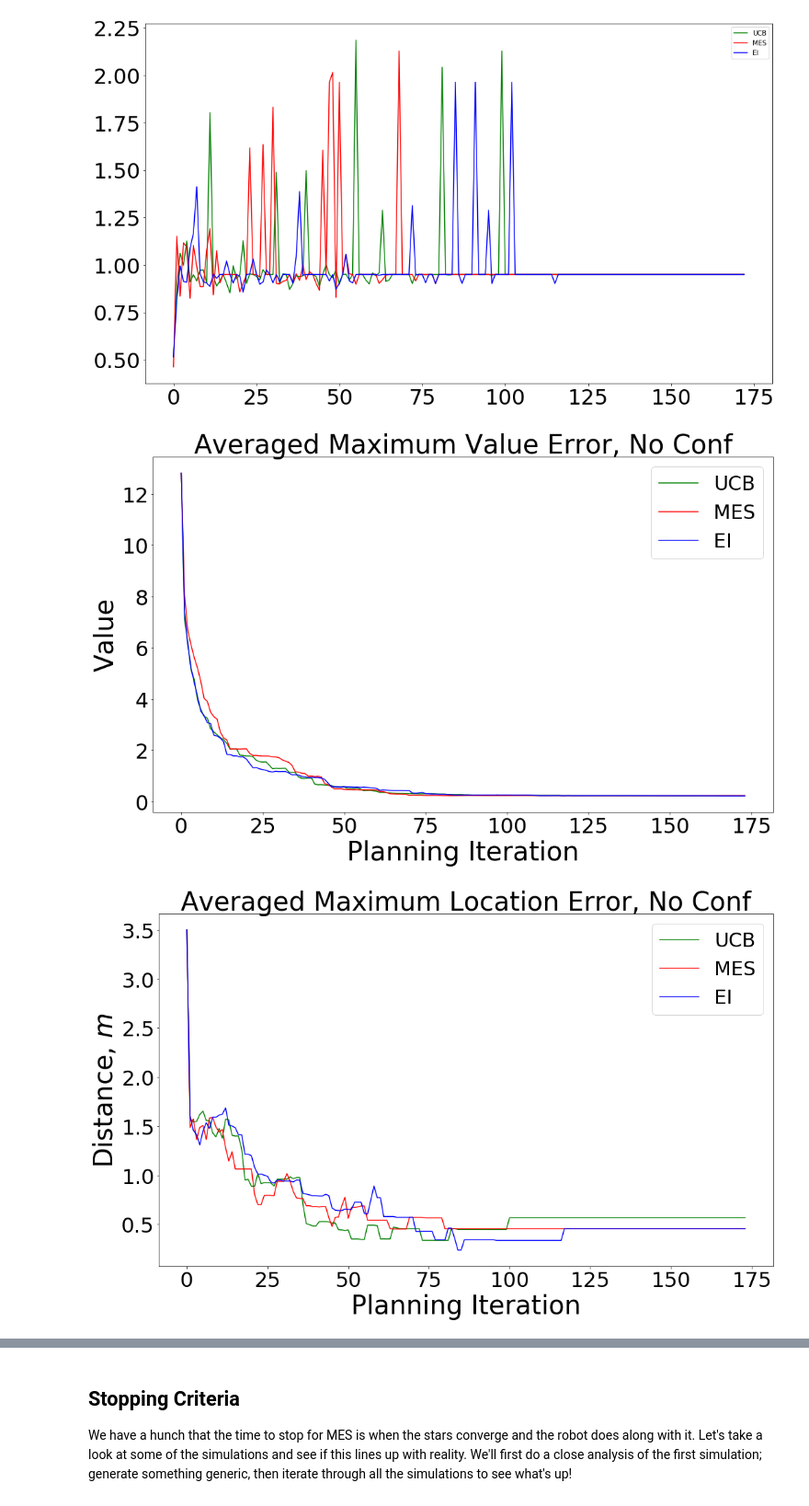
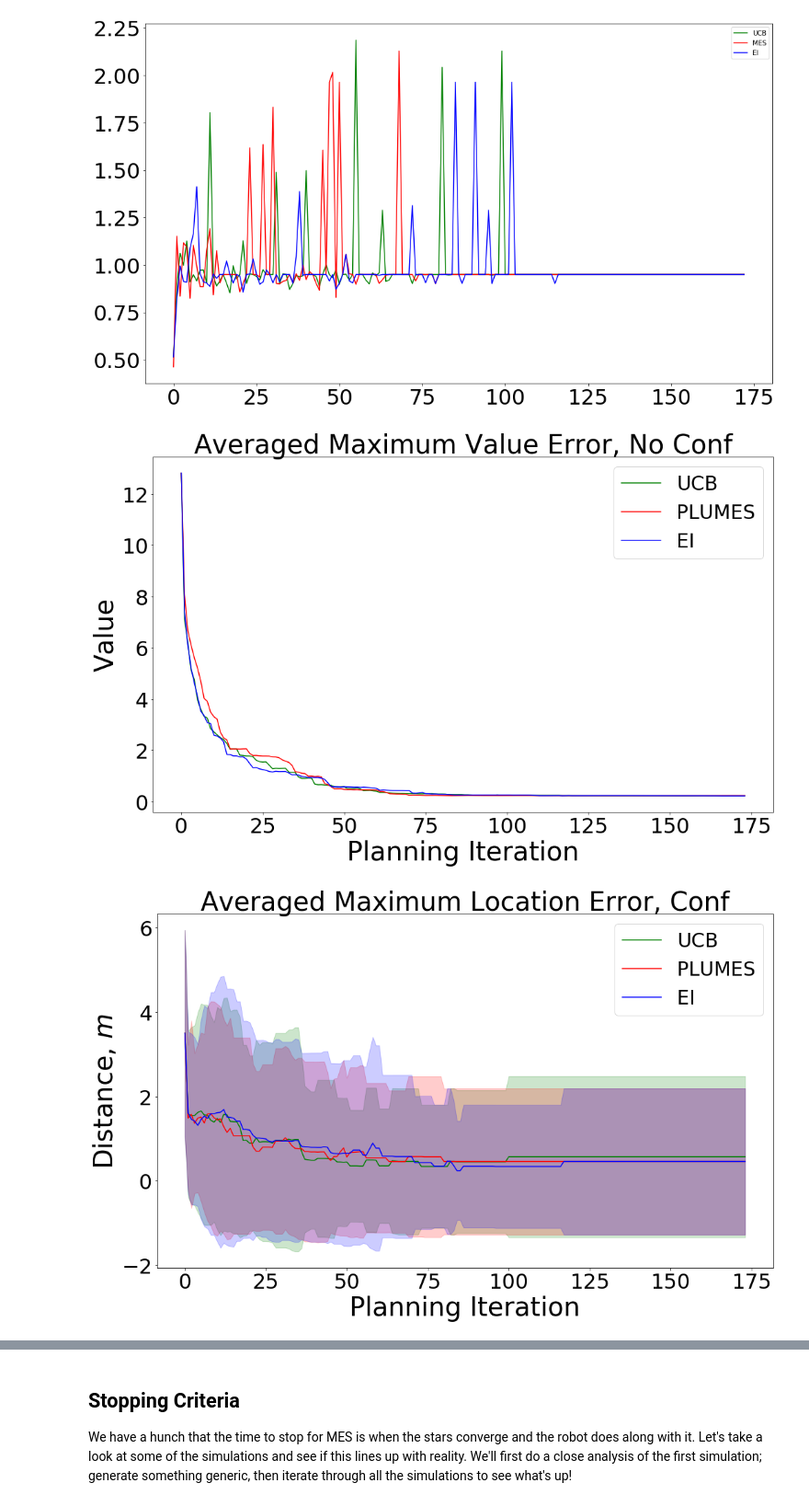
Before and after one commit to expeditionary-robotics/informative-path-planning, a Jupyter notebook: data_processing.ipynb, the cells around one changed output, grey strips where cells are left out. Shown at 92% size. Saved outputs shown, nothing was run; the diff lists cells and outputs as text; code cells hidden in the pictures.

```diff
--- a/data_processing.ipynb
+++ b/data_processing.ipynb
@@ -315,7 +321,7 @@ plt.show()
 # %% [output]
 [figure]
 # %%
-def make_plots(param,title,d=20, plot_confidence=False, save_fig=False, lab="Value"):
+def make_plots(param,title,d=20, plot_confidence=False, save_fig=False, lab="Value", fname="fig"):
     #based upon the definition of rate of convergence
     ucb = [0 for m in range(174)]
     mes = [0 for m in range(174)]
@@ -358,7 +364,7 @@ def make_plots(param,title,d=20, plot_confidence=False, save_fig=False, lab="Val
         vei.append(np.std(t3))
 
     plt.plot([l/d for l in ucb], 'g', label='UCB')
-    plt.plot([l/d for l in mes], 'r', label='MES')
+    plt.plot([l/d for l in mes], 'r', label='PLUMES')
     plt.plot([l/d for l in ei], 'b', label='EI')
 
     if plot_confidence:
@@ -381,15 +387,15 @@ def make_plots(param,title,d=20, plot_confidence=False, save_fig=False, lab="Val
     plt.ylabel(lab)
 
     if save_fig:
-        plt.savefig(title)
+        plt.savefig(fname)
     plt.title(title)
     plt.show()
 
-make_plots('max_val_error', 'Averaged Maximum Value Error, No Conf', 40, False, True)
+make_plots('max_val_error', 'Averaged Maximum Value Error, No Conf', 40, False, True, fname='avg_valerr_nconf')
 # %% [output]
-[figure, old version]
+[figure, new version]
 # %%
-make_plots('max_loc_error', 'Averaged Maximum Location Error, No Conf',40, False, True, "Distance, $m$")
+make_plots('max_loc_error', 'Averaged Maximum Location Error, Conf',40, True, True, "Distance, $m$", fname='avg_locerr_conf')
 # %% [output]
-[figure, old version]
+[figure, new version]
 # %%
```
Also changed, not shown: parts of 27 cells of this notebook, 2 other files.
